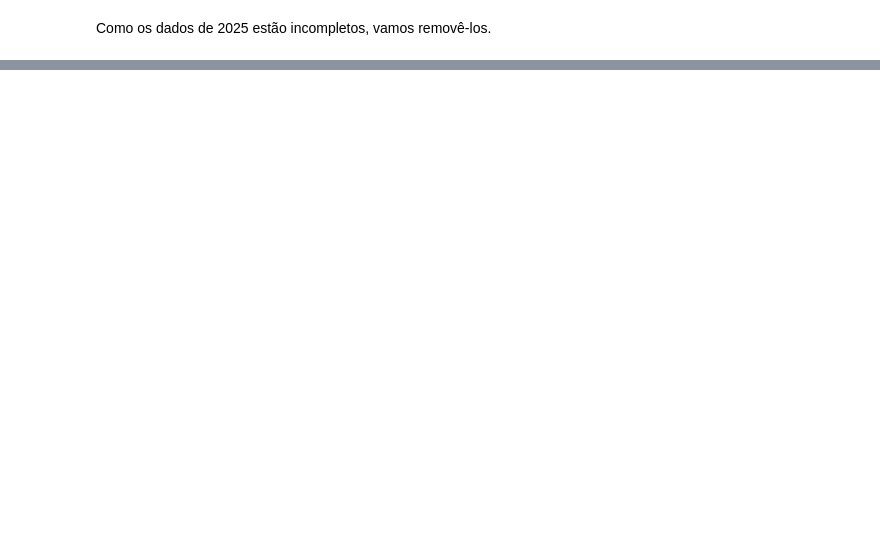
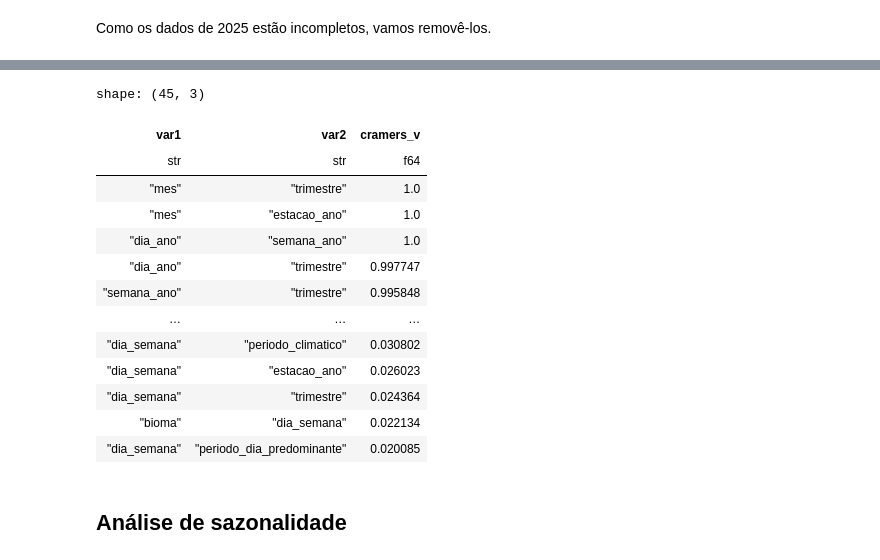
Before and after one commit to joaomarcosmb/queimadas, a Jupyter notebook: notebooks/1.0.0-eda-e-tratamento.ipynb, the cells around one changed output, grey strips where cells are left out. Cells and saved outputs as stored; diff of their text form; code cells hidden in the pictures; blank space fills up the shorter version.

```diff
--- a/notebooks/1.0.0-eda-e-tratamento.ipynb
+++ b/notebooks/1.0.0-eda-e-tratamento.ipynb
@@ -293,0 +172,2 @@ df.to_parquet('data/queimadas-classificacao.parquet', index=False)
+# %%
+df = df.drop(['satelite', 'dias_sem_chuva', 'precipitacao', 'risco_fogo', 'potencia_radiativa_fogo'])
@@ -293,0 +547,29 @@ df.to_parquet('data/queimadas-classificacao.parquet', index=False)
+# %%
+cat_corr = []
+for x1, x2 in itertools.combinations(CATEGORICAL_COLS, 2):
+    v = Cramers(df_daily, x1, x2).compute_v()
+    cat_corr.append({
+        'var1': x1,
+        'var2': x2,
+        'cramers_v': v,
+    })
+
+cat_corr_df = pl.DataFrame(cat_corr).sort('cramers_v', descending=True)
+cat_corr_df
+# %% [output]
+shape: (45, 3)
+| var1 | var2 | cramers_v |
+| str | str | f64 |
+| "mes" | "trimestre" | 1.0 |
+| "mes" | "estacao_ano" | 1.0 |
+| "dia_ano" | "semana_ano" | 1.0 |
+| "dia_ano" | "trimestre" | 0.997747 |
+| "semana_ano" | "trimestre" | 0.995848 |
+| … | … | … |
+| "dia_semana" | "periodo_climatico" | 0.030802 |
+| "dia_semana" | "estacao_ano" | 0.026023 |
+| "dia_semana" | "trimestre" | 0.024364 |
+| "bioma" | "dia_semana" | 0.022134 |
+| "dia_semana" | "periodo_dia_predominante" | 0.020085 |
+# %% [markdown]
+## Análise de sazonalidade
```
Also changed, not shown: parts of 87 cells of this notebook, 11 other files.
